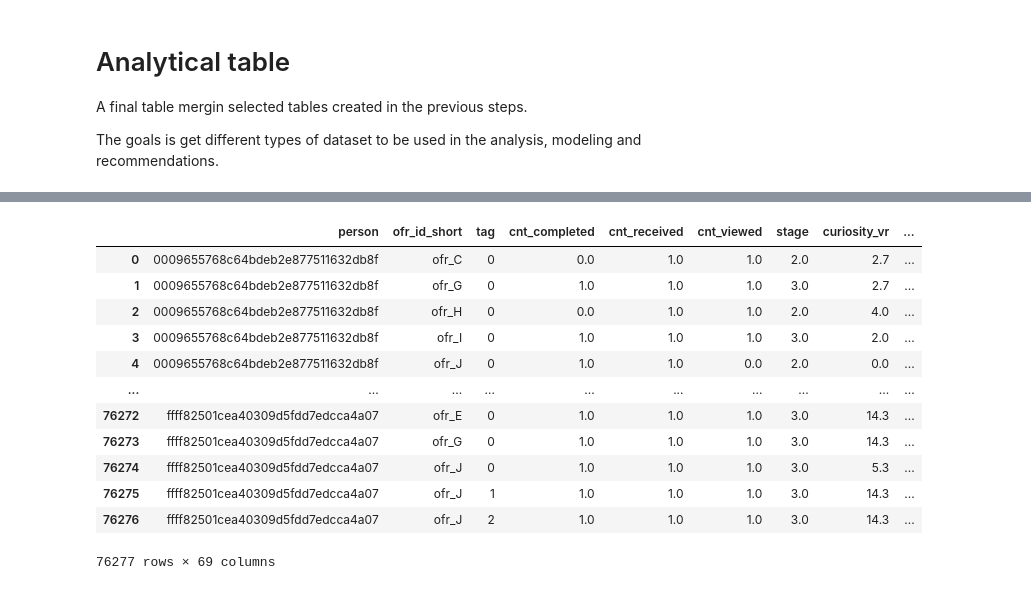
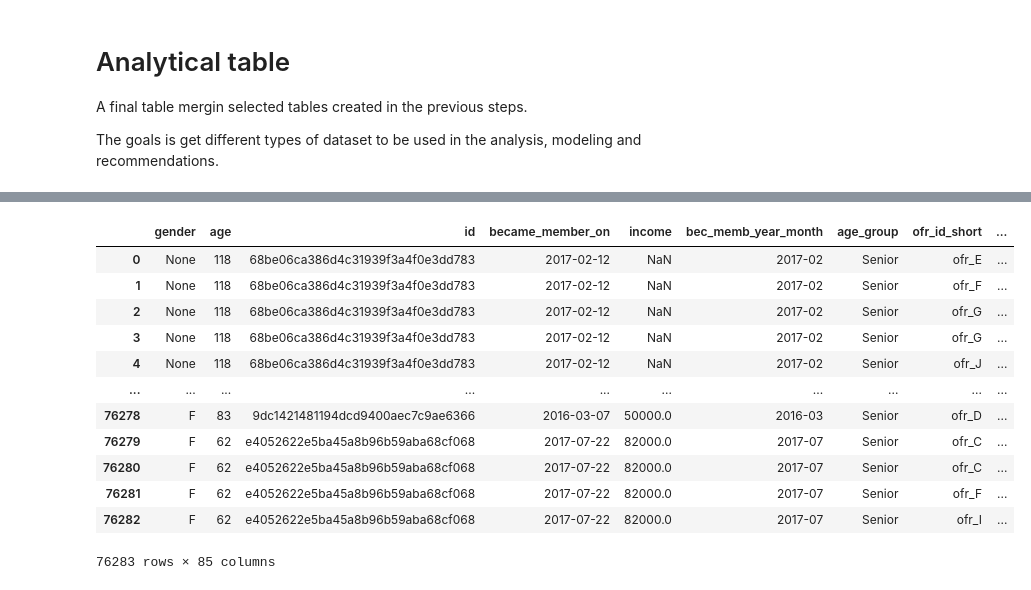
Before and after one commit to Niltonjuniorphd/Starbucks_project, a Jupyter notebook: Starbucks_Capstone_notebook_personal.ipynb, the cells around one changed output, grey strips where cells are left out. Drawn from its saved outputs; the diff is of its cells as text; code cells hidden in the pictures.

Commit message:
refit on tables creation

```diff
--- a/Starbucks_Capstone_notebook_personal.ipynb
+++ b/Starbucks_Capstone_notebook_personal.ipynb
@@ -650,7 +850,7 @@ memory usage: 7.7+ MB
   - fill NaN with zero.
 # %%
 # Group transaction data by person and event, aggregating count and sum of amounts
-user_item_transactions = transactions.groupby(['person']).agg(
+user_transactions = transactions.groupby(['person']).agg(
     cnt_tran=('event', 'count'),
     sum_am_tran=('amount', 'sum'),
     mean_am_tran=('amount', 'mean'),
@@ -666,15 +866,36 @@ user_item_transactions = transactions.groupby(['person']).agg(
     max_t_tran=('time', 'max'),
     range_t_tran=('time', lambda x: x.max() - x.min()),
     freq_tran=('time', lambda x: (len(x) / (x.max() - x.min()))*100 if x.max() != x.min() else 0),
-    last_to_end_tran=('time', lambda x: 714 - x.max())
+    recency_tran=('time', lambda x: (714 - x.max()/714))
 
-).round(2).reset_index().fillna(0)
+).round(2).reset_index() #.fillna(0)
+
+user_transactions['max_to_sum_am_tran'] = user_transactions['max_am_tran'] / user_transactions['sum_am_tran'] # preseça de valor alto
+user_transactions['median_to_mean_am_tran'] = user_transactions['median_am_tran'] / user_transactions['mean_am_tran'] # distorção
+user_transactions['small_tran_count'] = transactions.groupby('person')['amount'].apply(lambda x: (x < x.quantile(0.25)).sum()).values # n de transações pequenas
+user_transactions['big_tran_count'] = transactions.groupby('person')['amount'].apply(lambda x: (x > x.quantile(0.75)).sum()).values # n de transações grandes
+user_transactions['dif_t_tran_mean'] = transactions.groupby('person')['time'].apply(lambda x: x.diff().mean()).values # regularidade de transações no tempo
+user_transactions['dif_t_tran_min'] = transactions.groupby('person')['time'].apply(lambda x: x.diff().min()).values # tempo mínimo entre transações
+user_transactions['dif_t_tran_max'] = transactions.groupby('person')['time'].apply(lambda x: x.diff().max()).values # tempo máximo entre transações
+user_transactions['std_diff_t_tran'] = transactions.groupby('person')['time'].apply(lambda x: x.diff().std()).values # regularidade no padrão de compra
+user_transactions['active_ratio_tran'] = transactions.groupby('person')['time'].nunique() / (transactions['time'].max() - transactions['time'].min()) # frequência de compra pessoal
+
+transactions['week'] = transactions['time'] // 24*7
+user_transactions['weekly_tran_mean'] = transactions.groupby(['person', 'week']).size().groupby('person').mean().values # média de compra por semana
+user_transactions['weekly_tran_min'] = transactions.groupby(['person', 'week']).size().groupby('person').min().values # mínimo de compras por semana
+user_transactions['weekly_tran_max'] = transactions.groupby(['person', 'week']).size().groupby('person').max().values # máximo de compras por semana
+
+user_transactions['dif_t_tran_mean'] = user_transactions['dif_t_tran_mean'].fillna(0)
+user_transactions['dif_t_tran_min'] = user_transactions['dif_t_tran_min'].fillna(0)
+user_transactions['dif_t_tran_max'] = user_transactions['dif_t_tran_max'].fillna(0)
+user_transactions['std_diff_t_tran'] = user_transactions['std_diff_t_tran'].fillna(0)
+user_transactions['active_ratio_tran'] = user_transactions['active_ratio_tran'].fillna(0)
 
 # save the table in the data store
-user_item_transactions.to_csv('medalion_data_store/silver/user_item_transactions.csv', index=False)
+user_transactions.to_csv('medalion_data_store/silver/user_transactions.csv', index=False)
 
 # Output final user-item-transactions matrix
-user_item_transactions
+user_transactions
 # %% [output]
 |  | person | cnt_tran | sum_am_tran | mean_am_tran | median_am_tran | min_am_tran | max_am_tran | ... |
 | 0 | 0009655768c64bdeb2e877511632db8f | 8 | 127.60 | 15.95 | 13.84 | 8.57 | 28.16 | ... |
@@ -908,30 +1199,30 @@ The goals is get different types of dataset to be used in the analysis, modeling
 # %%
 # Merge unique event features with transcript features based on 'person' column
 # Use a left join to keep all records from user_item_event
-analytical_table = user_item_u_event.merge(profile, left_on='person', right_on='id', how='left').drop(columns=['id'])
+analytical_table = profile.merge(user_item_u_event, left_on='id', right_on='person', how='left').drop(columns=['person'])
 
-analytical_table = analytical_table.merge(user_item_events, on=['person', 'ofr_id_short'], how='left')
+analytical_table = analytical_table.merge(user_event_time, left_on='id', right_on='person', how='left').drop(columns=['person'])
 
-analytical_table = analytical_table.merge(user_item_transactions, on=['person'], how='left')
+analytical_table = analytical_table.merge(user_transactions, left_on='id', right_on='person', how='left').drop(columns=['person'])
 
-analytical_table = analytical_table.merge(transactions_time, on=['person'], how='left')
+analytical_table = analytical_table.merge(transactions_time, left_on='id', right_on='person', how='left').drop(columns=['person'])
 
 # # Save the final dataset to a CSV file
 analytical_table.to_csv('medalion_data_store/gold/analytical_table.csv', index=False)
 
 
 analytical_table
 # %% [output]
-|  | person | ofr_id_short | tag | cnt_completed | cnt_received | cnt_viewed | stage | curiosity_vr | ... |
-| 0 | 0009655768c64bdeb2e877511632db8f | ofr_C | 0 | 0.0 | 1.0 | 1.0 | 2.0 | 2.7 | ... |
-| 1 | 0009655768c64bdeb2e877511632db8f | ofr_G | 0 | 1.0 | 1.0 | 1.0 | 3.0 | 2.7 | ... |
-| 2 | 0009655768c64bdeb2e877511632db8f | ofr_H | 0 | 0.0 | 1.0 | 1.0 | 2.0 | 4.0 | ... |
-| 3 | 0009655768c64bdeb2e877511632db8f | ofr_I | 0 | 1.0 | 1.0 | 1.0 | 3.0 | 2.0 | ... |
-| 4 | 0009655768c64bdeb2e877511632db8f | ofr_J | 0 | 1.0 | 1.0 | 0.0 | 2.0 | 0.0 | ... |
+|  | gender | age | id | became_member_on | income | bec_memb_year_month | age_group | ofr_id_short | ... |
+| 0 | None | 118 | 68be06ca386d4c31939f3a4f0e3dd783 | 2017-02-12 | NaN | 2017-02 | Senior | ofr_E | ... |
+| 1 | None | 118 | 68be06ca386d4c31939f3a4f0e3dd783 | 2017-02-12 | NaN | 2017-02 | Senior | ofr_F | ... |
+| 2 | None | 118 | 68be06ca386d4c31939f3a4f0e3dd783 | 2017-02-12 | NaN | 2017-02 | Senior | ofr_G | ... |
+| 3 | None | 118 | 68be06ca386d4c31939f3a4f0e3dd783 | 2017-02-12 | NaN | 2017-02 | Senior | ofr_G | ... |
+| 4 | None | 118 | 68be06ca386d4c31939f3a4f0e3dd783 | 2017-02-12 | NaN | 2017-02 | Senior | ofr_J | ... |
 | ... | ... | ... | ... | ... | ... | ... | ... | ... | ... |
-| 76272 | ffff82501cea40309d5fdd7edcca4a07 | ofr_E | 0 | 1.0 | 1.0 | 1.0 | 3.0 | 14.3 | ... |
-| 76273 | ffff82501cea40309d5fdd7edcca4a07 | ofr_G | 0 | 1.0 | 1.0 | 1.0 | 3.0 | 14.3 | ... |
-| 76274 | ffff82501cea40309d5fdd7edcca4a07 | ofr_J | 0 | 1.0 | 1.0 | 1.0 | 3.0 | 5.3 | ... |
-| 76275 | ffff82501cea40309d5fdd7edcca4a07 | ofr_J | 1 | 1.0 | 1.0 | 1.0 | 3.0 | 14.3 | ... |
-| 76276 | ffff82501cea40309d5fdd7edcca4a07 | ofr_J | 2 | 1.0 | 1.0 | 1.0 | 3.0 | 14.3 | ... |
+| 76278 | F | 83 | 9dc1421481194dcd9400aec7c9ae6366 | 2016-03-07 | 50000.0 | 2016-03 | Senior | ofr_D | ... |
+| 76279 | F | 62 | e4052622e5ba45a8b96b59aba68cf068 | 2017-07-22 | 82000.0 | 2017-07 | Senior | ofr_C | ... |
+| 76280 | F | 62 | e4052622e5ba45a8b96b59aba68cf068 | 2017-07-22 | 82000.0 | 2017-07 | Senior | ofr_C | ... |
+| 76281 | F | 62 | e4052622e5ba45a8b96b59aba68cf068 | 2017-07-22 | 82000.0 | 2017-07 | Senior | ofr_F | ... |
+| 76282 | F | 62 | e4052622e5ba45a8b96b59aba68cf068 | 2017-07-22 | 82000.0 | 2017-07 | Senior | ofr_I | ... |
-76277 rows × 69 columns
+76283 rows × 85 columns
```
Also changed, not shown: parts of 34 cells of this notebook, 15 other files.
